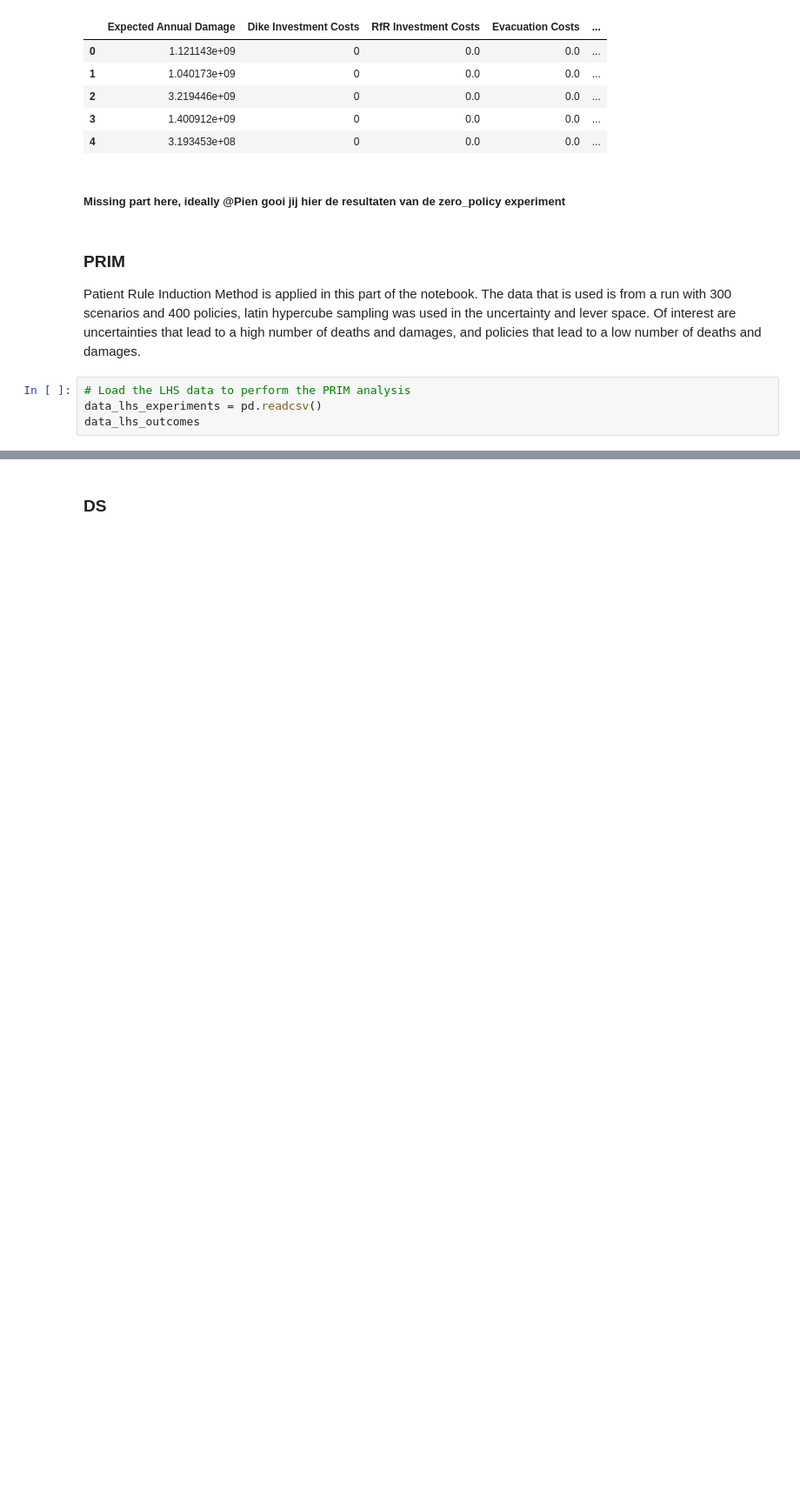
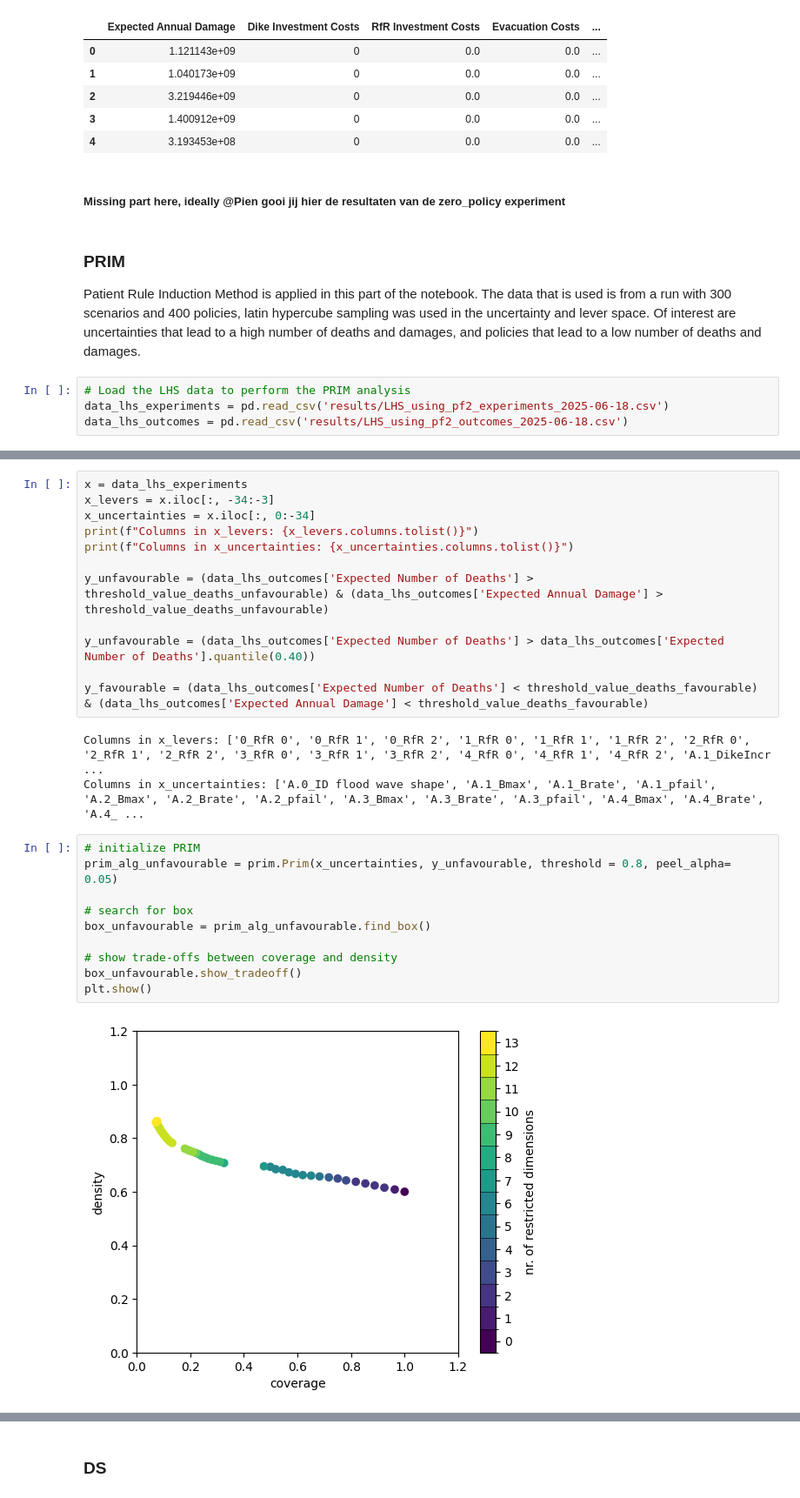
Before and after one commit to pkastelein/EPA141A, a Jupyter notebook: final assignment/Main_document.ipynb, the cells around one changed output, grey strips where cells are left out. Shown at 87% size. Cells and saved outputs as stored; diff of their text form; blank space fills up the shorter version.

```diff
--- a/final assignment/Main_document.ipynb
+++ b/final assignment/Main_document.ipynb
@@ -46,5 +47,5 @@ zero_policy_outcomes.head()
 Patient Rule Induction Method is applied in this part of the notebook. The data that is used is from a run with 300 scenarios and 400 policies, latin hypercube sampling was used in the uncertainty and lever space. Of interest are uncertainties that lead to a high number of deaths and damages, and policies that lead to a low number of deaths and damages.
 # %%
 # Load the LHS data to perform the PRIM analysis
-data_lhs_experiments = pd.readcsv()
-data_lhs_outcomes
+data_lhs_experiments = pd.read_csv('results/LHS_using_pf2_experiments_2025-06-18.csv')
+data_lhs_outcomes = pd.read_csv('results/LHS_using_pf2_outcomes_2025-06-18.csv')
@@ -72,0 +78,27 @@ plt.show()
+# %%
+x = data_lhs_experiments
+x_levers = x.iloc[:, -34:-3]
+x_uncertainties = x.iloc[:, 0:-34]
+print(f"Columns in x_levers: {x_levers.columns.tolist()}")
+print(f"Columns in x_uncertainties: {x_uncertainties.columns.tolist()}")
+
+y_unfavourable = (data_lhs_outcomes['Expected Number of Deaths'] > threshold_value_deaths_unfavourable) & (data_lhs_outcomes['Expected Annual Damage'] > threshold_value_deaths_unfavourable)
+
+y_unfavourable = (data_lhs_outcomes['Expected Number of Deaths'] > data_lhs_outcomes['Expected Number of Deaths'].quantile(0.40))
+
+y_favourable = (data_lhs_outcomes['Expected Number of Deaths'] < threshold_value_deaths_favourable) & (data_lhs_outcomes['Expected Annual Damage'] < threshold_value_deaths_favourable)
+# %% [output]
+Columns in x_levers: ['0_RfR 0', '0_RfR 1', '0_RfR 2', '1_RfR 0', '1_RfR 1', '1_RfR 2', '2_RfR 0', '2_RfR 1', '2_RfR 2', '3_RfR 0', '3_RfR 1', '3_RfR 2', '4_RfR 0', '4_RfR 1', '4_RfR 2', 'A.1_DikeIncr ...
+Columns in x_uncertainties: ['A.0_ID flood wave shape', 'A.1_Bmax', 'A.1_Brate', 'A.1_pfail', 'A.2_Bmax', 'A.2_Brate', 'A.2_pfail', 'A.3_Bmax', 'A.3_Brate', 'A.3_pfail', 'A.4_Bmax', 'A.4_Brate', 'A.4_ ...
+# %%
+# initialize PRIM
+prim_alg_unfavourable = prim.Prim(x_uncertainties, y_unfavourable, threshold = 0.8, peel_alpha= 0.05)
+
+# search for box
+box_unfavourable = prim_alg_unfavourable.find_box()
+
+# show trade-offs between coverage and density
+box_unfavourable.show_tradeoff()
+plt.show()
+# %% [output]
+[figure, added]
```
Also changed, not shown: parts of 14 cells of this notebook, 1 other file.
